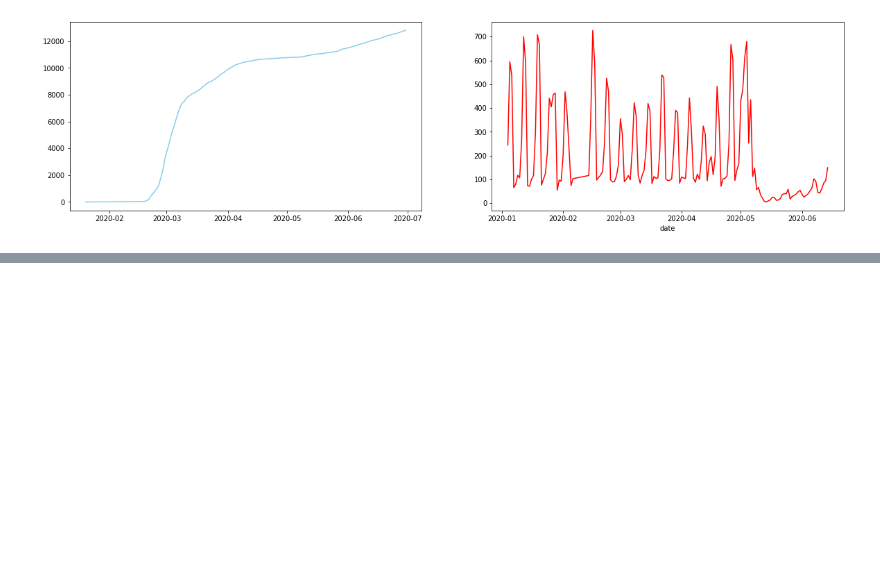
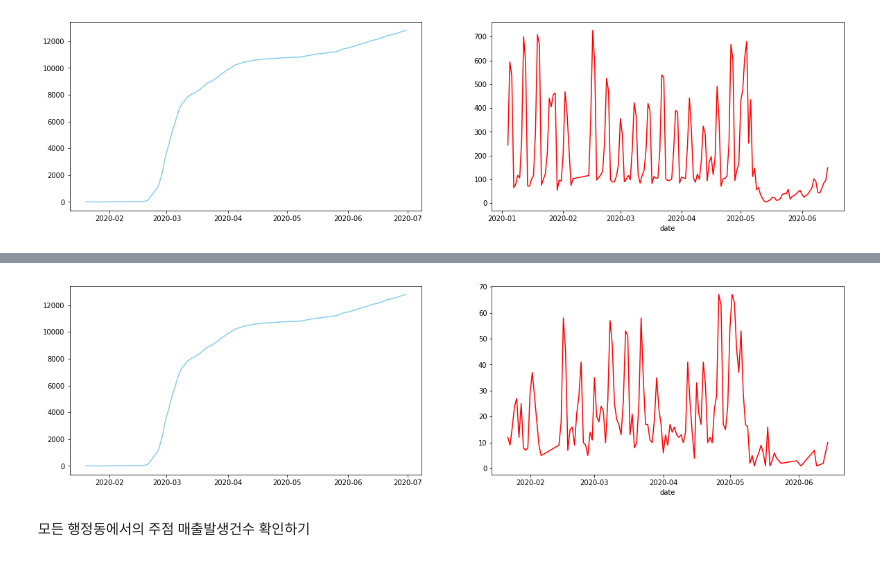
Before and after one commit to Pyeonseohee/Deeplearning, a Jupyter notebook: Datascience_Post_Covid19_1.ipynb, the cells around one changed output, grey strips where cells are left out. Cells and saved outputs as stored; diff of their text form; code cells hidden in the pictures; blank space fills up the shorter version.

```diff
--- a/Datascience_Post_Covid19_1.ipynb
+++ b/Datascience_Post_Covid19_1.ipynb
@@ -243,0 +252,10 @@ plt.show()
+# %%
+fig, ax = plt.subplots(1, 2, figsize=(20, 5))
+ax[0].plot(confirm['date'], confirm['confirmed'], color = 'skyblue')
+ax[1].plot(df2.index, df2['selng_cascnt'], color = 'red')
+plt.xlabel('date')
+plt.show()
+# %% [output]
+[figure, added]
+# %% [markdown]
+모든 행정동에서의 주점 매출발생건수 확인하기
```
Also changed, not shown: parts of 9 cells of this notebook.
